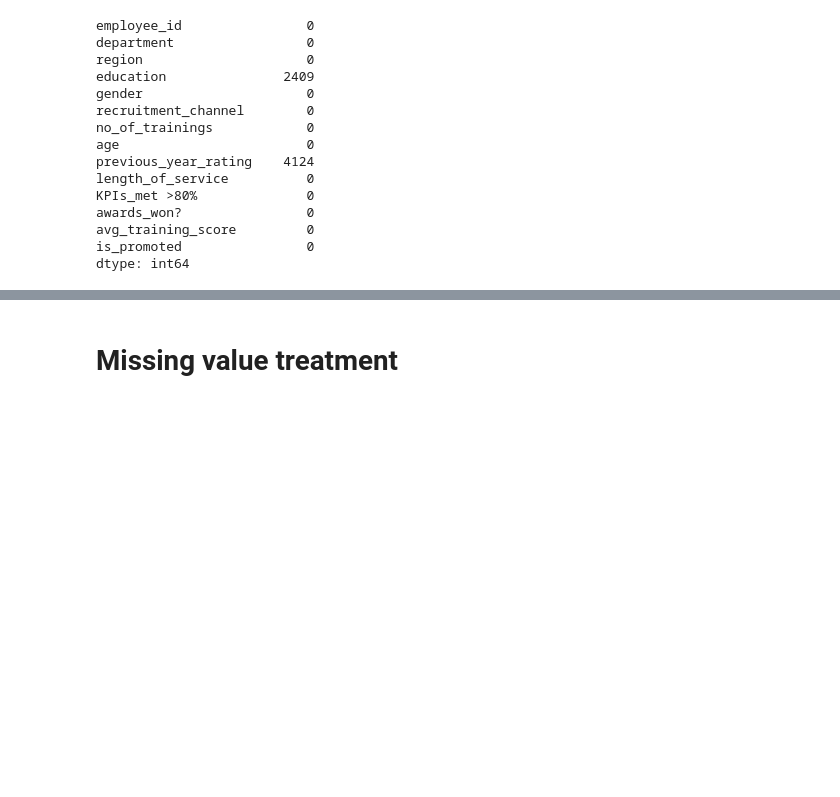
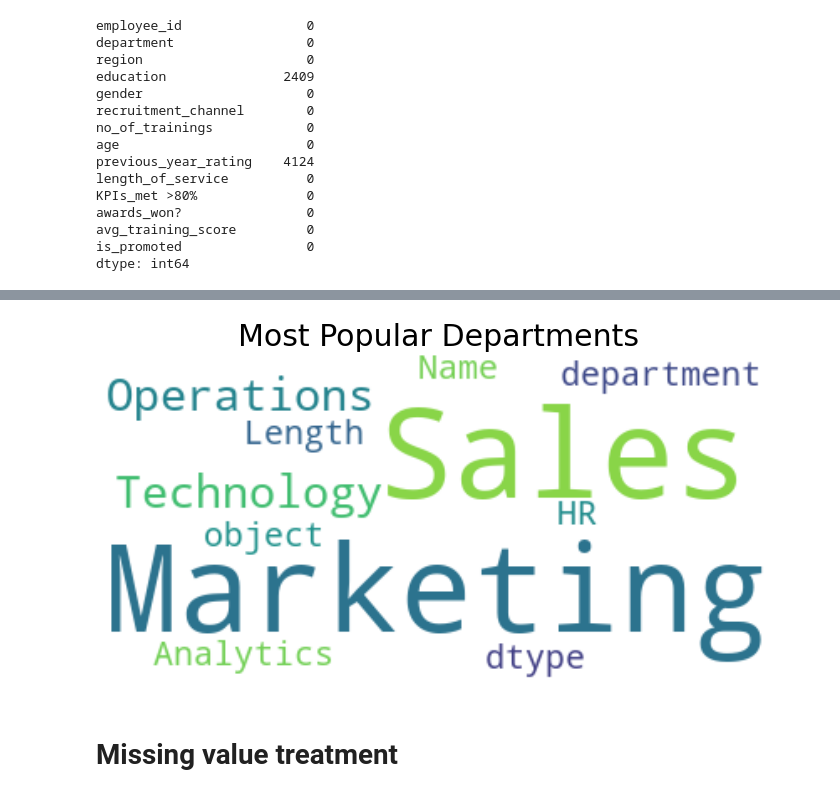
Before and after one commit to BharadwajPeringara/HR_Analytics, a Jupyter notebook: HR_Analytics.ipynb, the cells around one changed output, grey strips where cells are left out. Saved outputs shown, nothing was run; the diff lists cells and outputs as text; code cells hidden in the pictures; blank space fills up the shorter version.

```diff
--- a/HR_Analytics.ipynb
+++ b/HR_Analytics.ipynb
@@ -126,3 +146,16 @@ dtype: int64
+# %%
+# looking at the most popular departments
+
+stopword = set(STOPWORDS)
+wordcloud = WordCloud(background_color = 'white', stopwords = stopword).generate(str(data['department']))
+
+plt.figure(figsize=(12,8))
+plt.imshow(wordcloud, interpolation='bilinear')
+plt.title('Most Popular Departments', fontsize = 30)
+plt.axis('off')
+plt.show()
+# %% [output]
+[figure, added]
 # %%
 # Removing employee_id from the dataset
 
```
Also changed, not shown: parts of 12 cells of this notebook.
